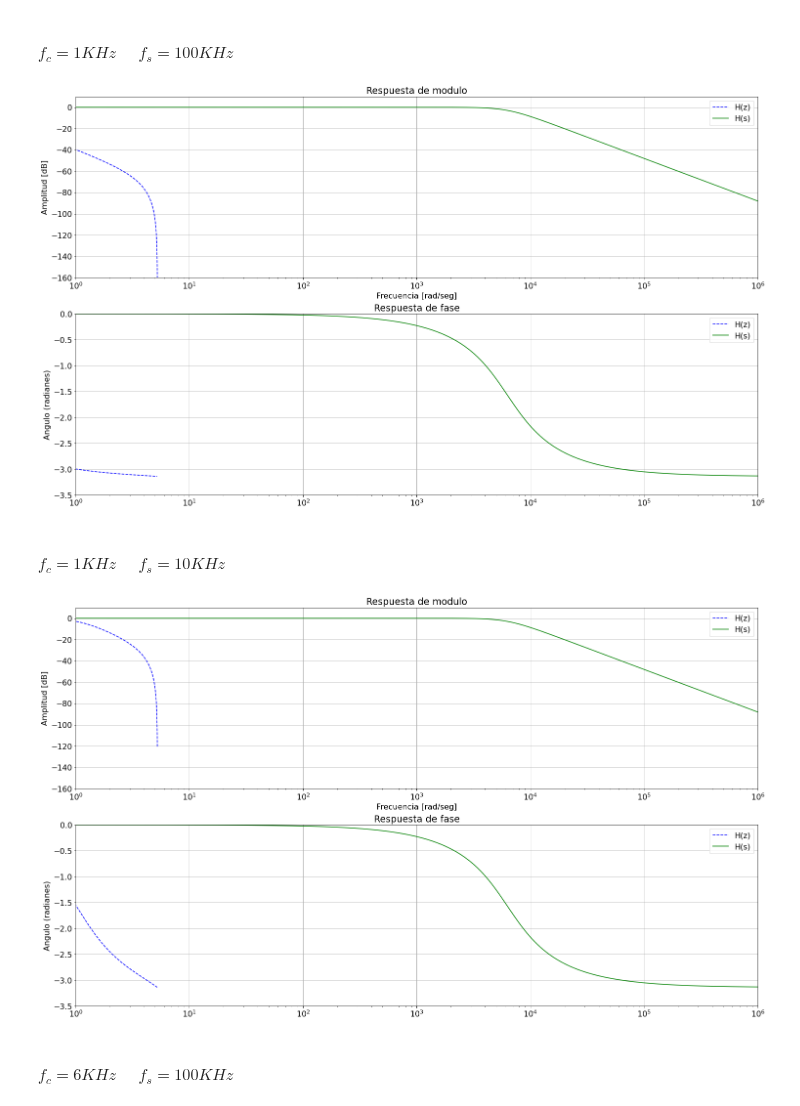
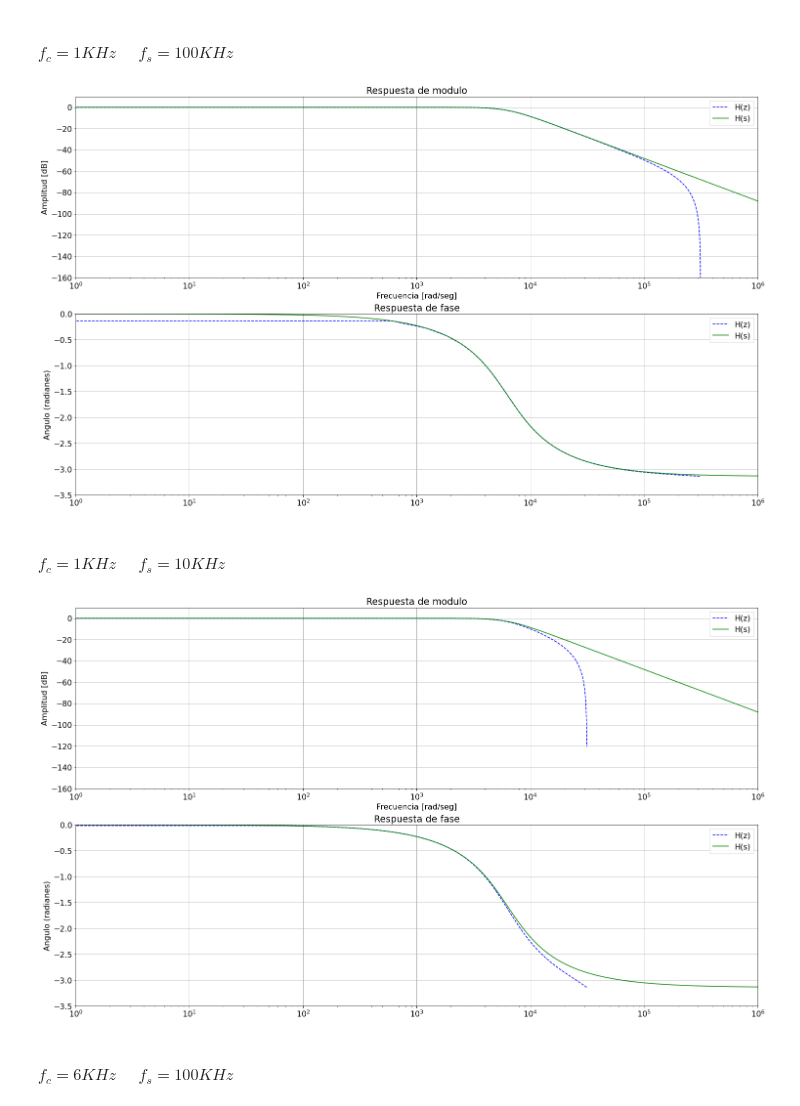
Before and after one commit to mpmarfisi/TC2, a Jupyter notebook: Tarea Semanal 8/TS8_Marfisi.ipynb, the cells around one changed output. Drawn from its saved outputs; the diff is of its cells as text; code cells hidden in the pictures.

```diff
--- a/Tarea Semanal 8/TS8_Marfisi.ipynb
+++ b/Tarea Semanal 8/TS8_Marfisi.ipynb
@@ -70,21 +70,21 @@ def print_analog_digital(w_z, H_z, fs, w_s, H_s):
 # %%
 fc = 1e3
 wo = 2*np.pi*fc
 num1 = np.array([wo**2])
 den1 = np.array([1, np.sqrt(2)*wo, wo**2])
 
 # Módulo y fase analógica
 w_s, H_s = sig.freqs(num1, den1, worN = np.logspace(-1,7,1000))
 
 # Módulo y fase digital
 fs1 = 100e3
 num1_z, den1_z = sig.bilinear(num1, den1, fs = fs1)
 w_z, H_z = sig.freqz(num1_z, den1_z)
 
 # Ploteo analógica y digital
-print_analog_digital(w_z, H_z, fs, w_s, H_s)
+print_analog_digital(w_z, H_z, fs1, w_s, H_s)
 # %% [output]
-[figure, old version]
+[figure, new version]
 # %% [markdown]
 #### $f_c=1KHz\;\;\;\;\;f_s=10KHz$
 # %%
@@ -102,9 +102,9 @@ num1_z, den1_z = sig.bilinear(num1, den1, fs = fs1)
 w_z, H_z = sig.freqz(num1_z, den1_z)
 
 # Ploteo analógica y digital
-print_analog_digital(w_z, H_z, fs, w_s, H_s)
+print_analog_digital(w_z, H_z, fs1, w_s, H_s)
 # %% [output]
-[figure, old version]
+[figure, new version]
 # %% [markdown]
 #### $f_c=6KHz\;\;\;\;\;f_s=100KHz$
 # %%
```
Also changed, not shown: parts of 3 cells of this notebook.
